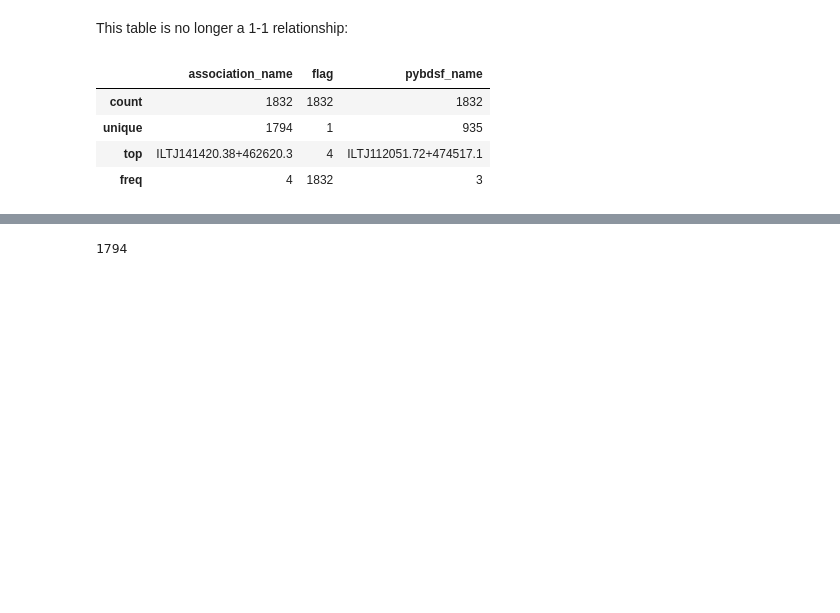
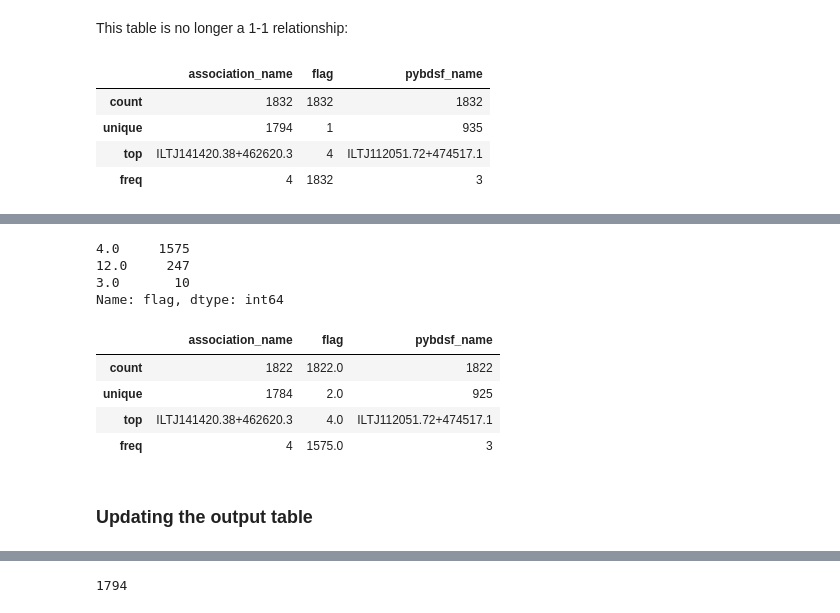
Before and after one commit to laraalegre/lotss-dr1, a Jupyter notebook: PyBDSF_DR1_associations.ipynb, the cells around one changed output, grey strips where cells are left out. Cells and saved outputs as stored; diff of their text form; code cells hidden in the pictures; blank space fills up the shorter version.

```diff
--- a/PyBDSF_DR1_associations.ipynb
+++ b/PyBDSF_DR1_associations.ipynb
@@ -303,0 +370,17 @@ The pybdsf sources that were deblended into several components and after associa
+# %%
+pybdsf_deblended_df.update(deblended_singles_df)
+# Flag counts
+pybdsf_deblended_df['flag'].value_counts()
+# %% [output]
+4.0     1575
+12.0     247
+3.0       10
+Name: flag, dtype: int64
+# %%
+pybdsf_deblended_df[(pybdsf_deblended_df['flag'] == 4) | (pybdsf_deblended_df['flag'] == 12) ].describe()
+# %% [output]
+|  | association_name | flag | pybdsf_name |
+| count | 1822 | 1822.0 | 1822 |
+| unique | 1784 | 2.0 | 925 |
+| top | ILTJ141420.38+462620.3 | 4.0 | ILTJ112051.72+474517.1 |
+| freq | 4 | 1575.0 | 3 |
@@ -303,0 +392,2 @@ The pybdsf sources that were deblended into several components and after associa
+# %% [markdown]
+### Updating the output table
```
Also changed, not shown: parts of 239 cells of this notebook.
